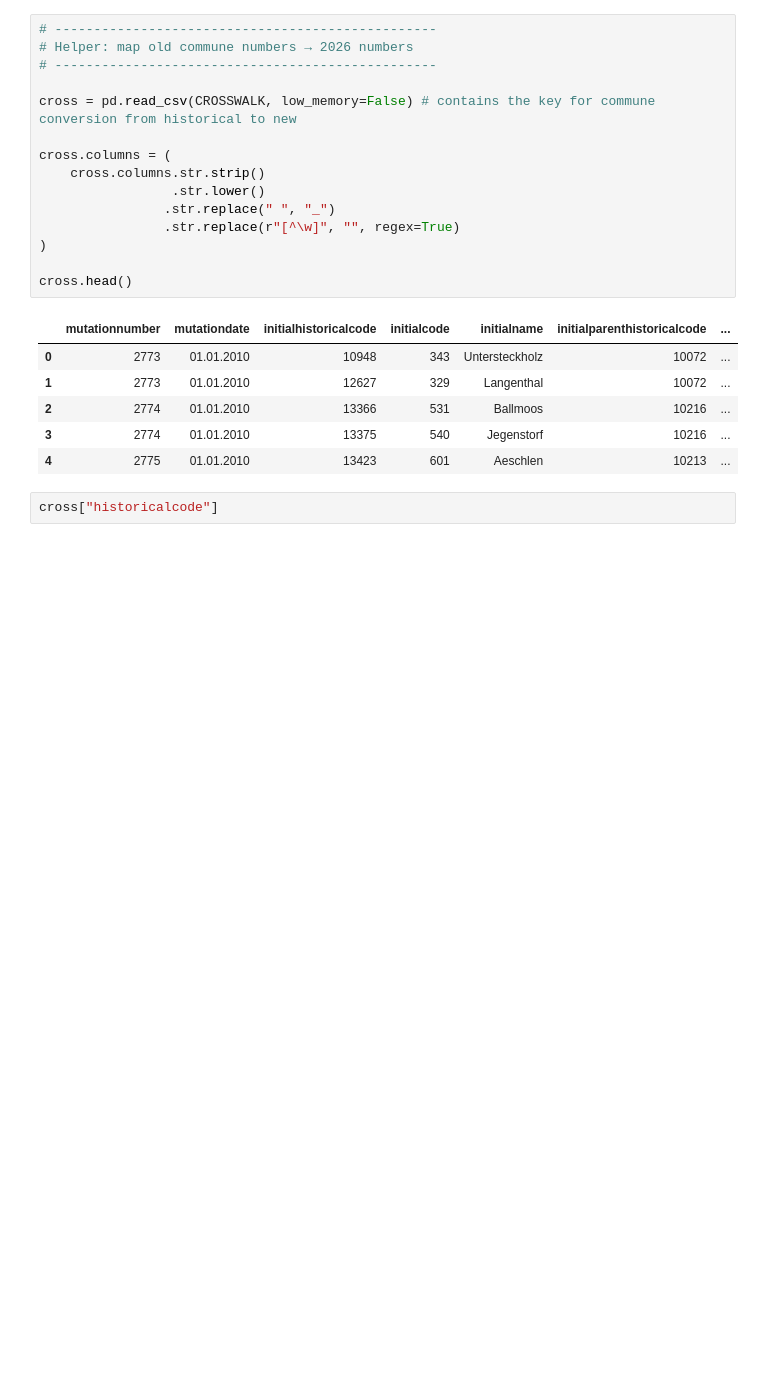
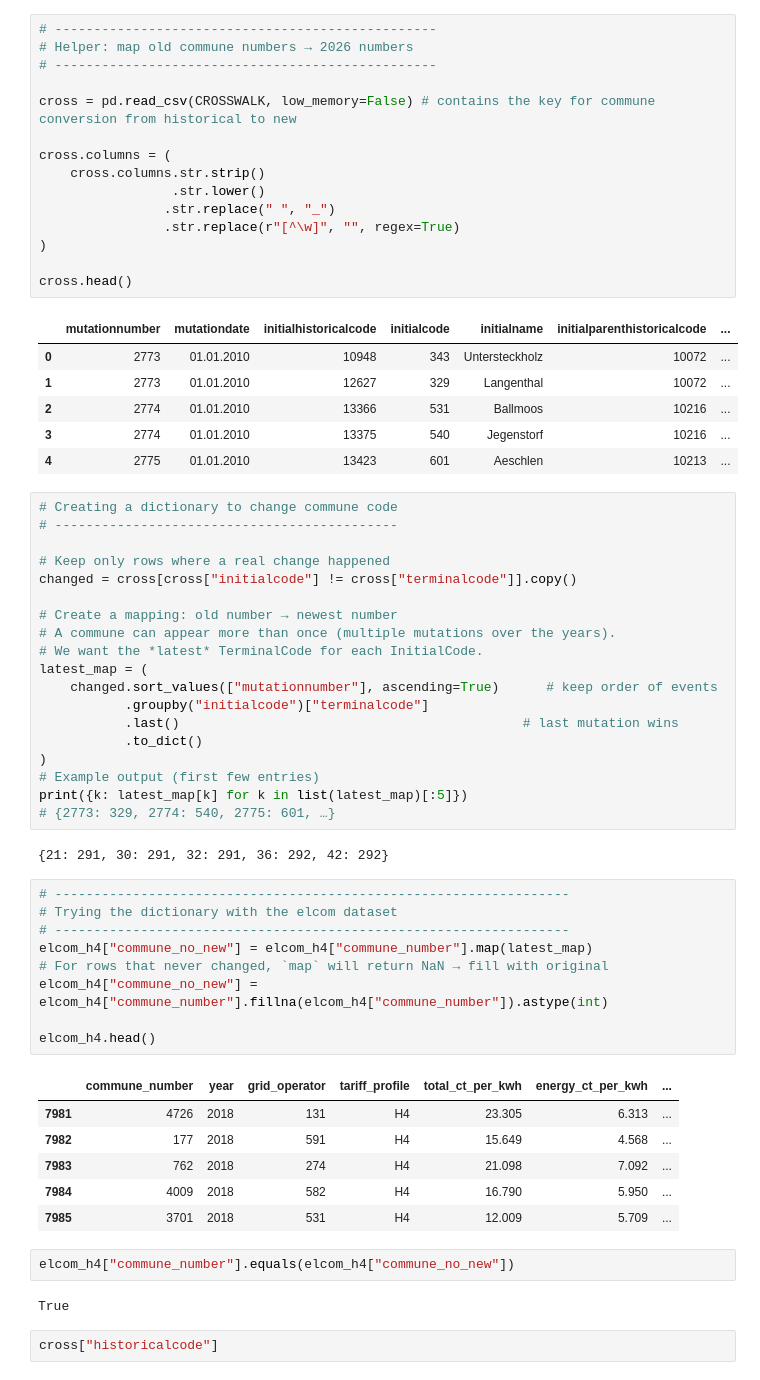
Before and after one commit to marierobillon/DS_causal_inf_for_sustainability_teamwork, a Jupyter notebook: main.ipynb, the cells around one changed output. Saved outputs shown, nothing was run; the diff lists cells and outputs as text; blank space fills up the shorter version.

```diff
--- a/main.ipynb
+++ b/main.ipynb
@@ -256,6 +256,47 @@ cross.head()
 | 2 | 2774 | 01.01.2010 | 13366 | 531 | Ballmoos | 10216 | ... |
 | 3 | 2774 | 01.01.2010 | 13375 | 540 | Jegenstorf | 10216 | ... |
 | 4 | 2775 | 01.01.2010 | 13423 | 601 | Aeschlen | 10213 | ... |
+# %%
+# Creating a dictionary to change commune code
+# --------------------------------------------
+
+# Keep only rows where a real change happened
+changed = cross[cross["initialcode"] != cross["terminalcode"]].copy()
+
+# Create a mapping: old number → newest number
+# A commune can appear more than once (multiple mutations over the years).
+# We want the *latest* TerminalCode for each InitialCode.
+latest_map = (
+    changed.sort_values(["mutationnumber"], ascending=True)      # keep order of events
+           .groupby("initialcode")["terminalcode"]
+           .last()                                            # last mutation wins
+           .to_dict()
+)
+# Example output (first few entries)
+print({k: latest_map[k] for k in list(latest_map)[:5]})
+# {2773: 329, 2774: 540, 2775: 601, …}
+# %% [output]
+{21: 291, 30: 291, 32: 291, 36: 292, 42: 292}
+# %%
+# ------------------------------------------------------------------
+# Trying the dictionary with the elcom dataset
+# ------------------------------------------------------------------
+elcom_h4["commune_no_new"] = elcom_h4["commune_number"].map(latest_map)
+# For rows that never changed, `map` will return NaN → fill with original
+elcom_h4["commune_no_new"] = elcom_h4["commune_number"].fillna(elcom_h4["commune_number"]).astype(int)
+
+elcom_h4.head()
+# %% [output]
+|  | commune_number | year | grid_operator | tariff_profile | total_ct_per_kwh | energy_ct_per_kwh | ... |
+| 7981 | 4726 | 2018 | 131 | H4 | 23.305 | 6.313 | ... |
+| 7982 | 177 | 2018 | 591 | H4 | 15.649 | 4.568 | ... |
+| 7983 | 762 | 2018 | 274 | H4 | 21.098 | 7.092 | ... |
+| 7984 | 4009 | 2018 | 582 | H4 | 16.790 | 5.950 | ... |
+| 7985 | 3701 | 2018 | 531 | H4 | 12.009 | 5.709 | ... |
+# %%
+elcom_h4["commune_number"].equals(elcom_h4["commune_no_new"])
+# %% [output]
+True
 # %%
 cross["historicalcode"]
 # %% [output]
```
